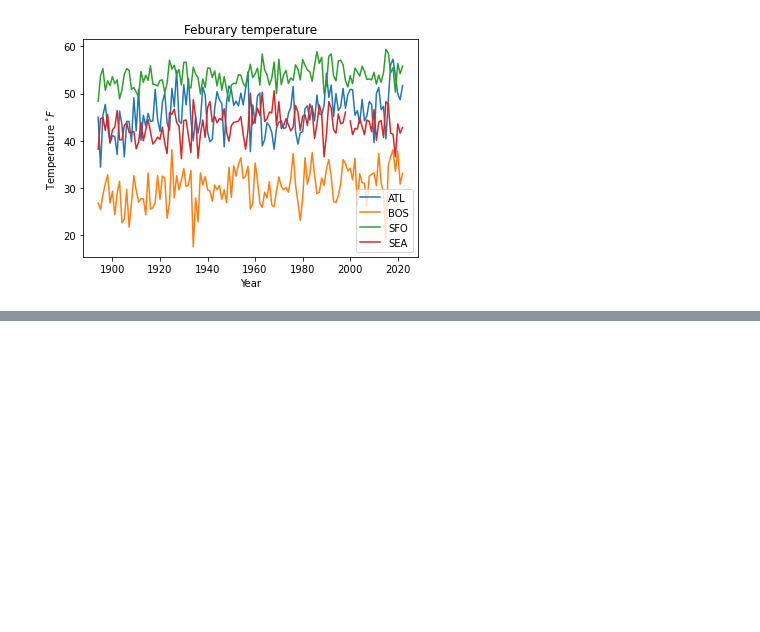
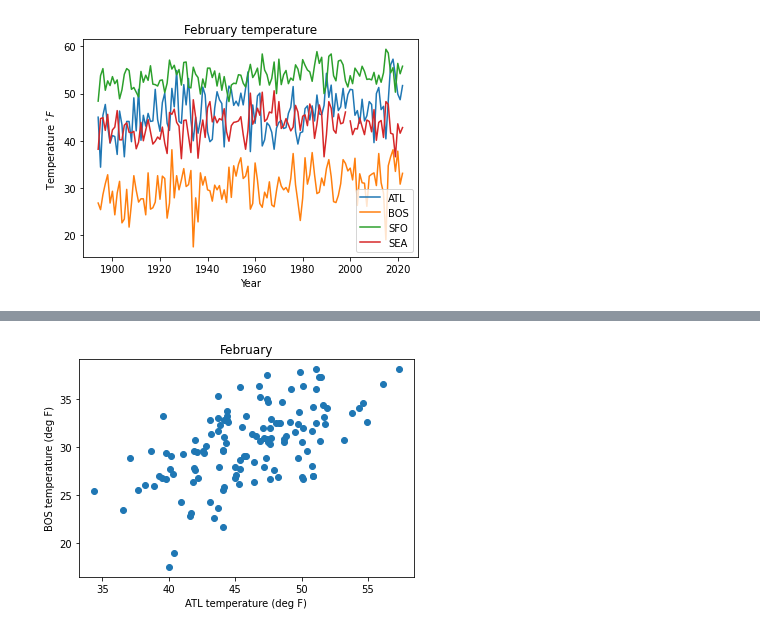
Before and after one commit to pengfeiliu371/EAS2655_S2023, a Jupyter notebook: python/Week4_exercise.ipynb, the cells around one changed output, grey strips where cells are left out. Saved outputs shown, nothing was run; the diff lists cells and outputs as text; code cells hidden in the pictures; blank space fills up the shorter version.

```diff
--- a/python/Week4_exercise.ipynb
+++ b/python/Week4_exercise.ipynb
@@ -291,3 +286,17 @@ plt.title('Feburary temperature')
 plt.show()
 # %% [output]
 [figure]
+# %%
+# calculation of covariance and correlation
+T_feb=T_feb.dropna()
+# covariance matrix
+c_mat=T_feb.cov()
+print('Covariance matrix:')
+print(c_mat)
+
+# correlation matrix
+r_mat=T_feb.corr()
+print('Correlation matrix:')
+print(r_mat)
+
+r_mat
@@ -293,0 +321,10 @@ plt.show()
+# %%
+# correlation plot
+# atlanta vs. boston
+plt.plot(T_feb.ATL,T_feb.BOS,'o')
+plt.xlabel('ATL temperature (deg F)')
+plt.ylabel('BOS temperature (deg F)')
+plt.title('February');
+plt.show()
+# %% [output]
+[figure, added]
```
Also changed, not shown: parts of 7 cells of this notebook, 13 other files.
